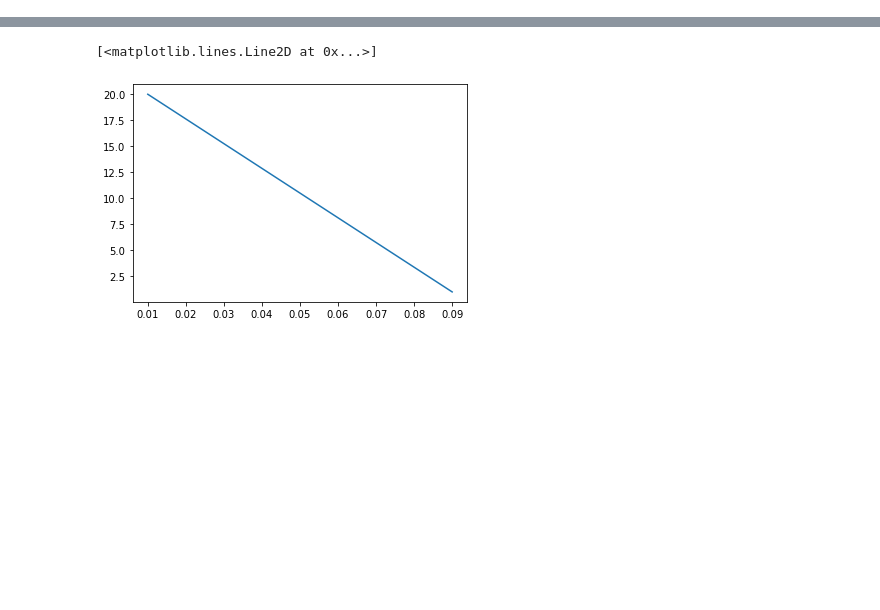
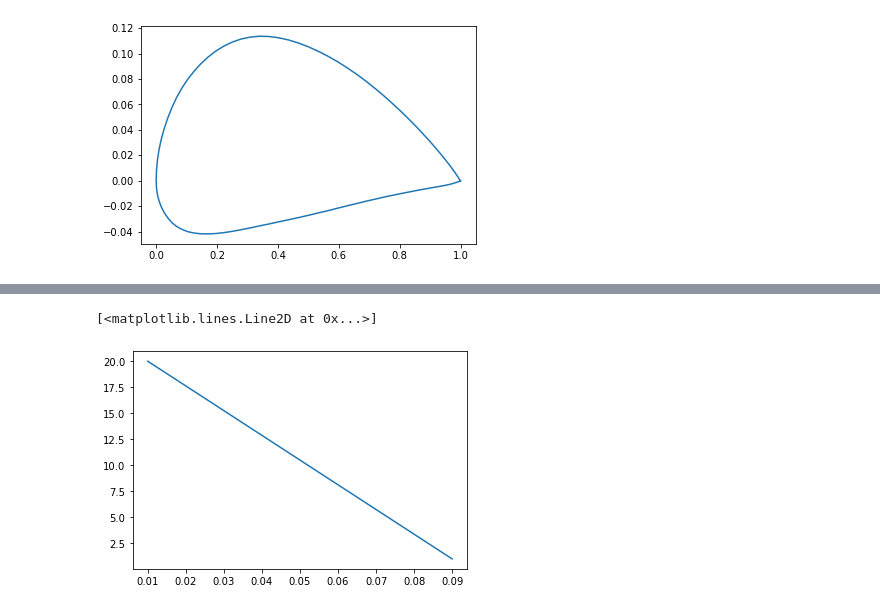
Before and after one commit to eliesls/Mecaero_Groupe3, a Jupyter notebook: Etude_stat.ipynb, the cells around one changed output, grey strips where cells are left out. Saved outputs shown, nothing was run; the diff lists cells and outputs as text; code cells hidden in the pictures; blank space fills up the shorter version.

```diff
--- a/Etude_stat.ipynb
+++ b/Etude_stat.ipynb
@@ -25,0 +15,12 @@ df.head(n=20)
+# %%
+def printnaca(naca):
+    X=[]
+    Y=[]
+    file = open(f'Coords/naca{naca}.dat')
+    for line in file:
+        if 'N' in line:
+            for line in file:
+                elem = line.split(' ')
+                X.append(float(elem[0]))
+                Y.append(float(elem[-1][:-2]))
+    plt.plot(X,Y)
@@ -26,3 +49,7 @@ df.head(n=20)
+# %%
+printnaca('4415')
+# %% [output]
+[figure, added]
 # %%
 # Vrillage de test : pour un rayon de 5cm va de pi/2 (90°) à 0 (0°)
 
```
Also changed, not shown: parts of 20 cells of this notebook.
